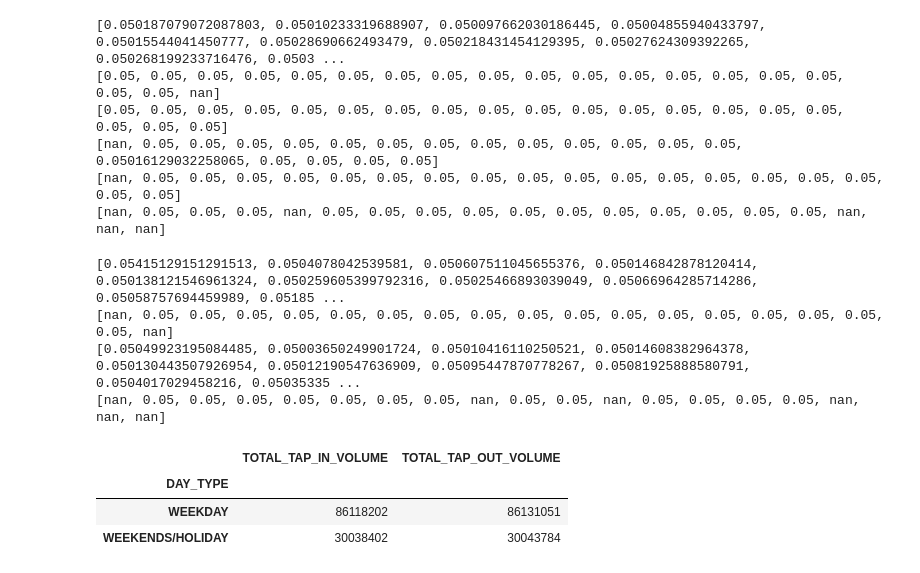
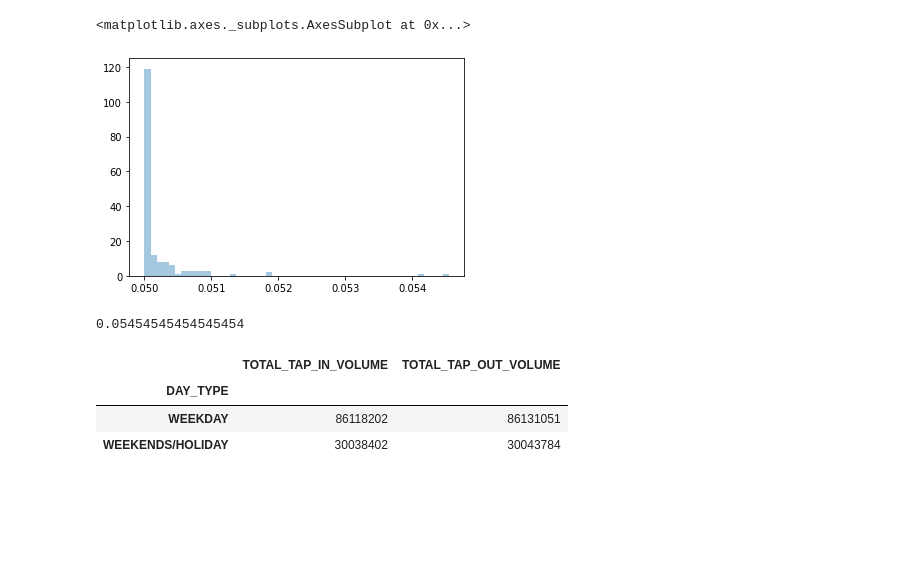
Before and after one commit to wcchin/SG_transit_analysis, a Jupyter notebook: analysis/a-prepare_data/scale_down_bus-station_based_double_check.ipynb, the cells around one changed output. Saved outputs shown, nothing was run; the diff lists cells and outputs as text; code cells hidden in the pictures; blank space fills up the shorter version.

```diff
--- a/analysis/a-prepare_data/scale_down_bus-station_based_double_check.ipynb
+++ b/analysis/a-prepare_data/scale_down_bus-station_based_double_check.ipynb
@@ -55,7 +55,7 @@ df2_weekend = df2[df2["DAY_TYPE"]=="WEEKENDS/HOLIDAY"]
 # %%
 #fig, ax = plt.subplots(figsize=(15,15))
 #ax.set_aspect("equal")
-
+all_scales = []
 for st in list(set(df2["PT_CODE"].tolist()))[:10]:
     temp2 = df2_weekday[df2_weekday["PT_CODE"]==st]
     temp1 = df1_weekday[df1_weekday["ORIGIN_PT_CODE"]==st]
@@ -77,22 +77,22 @@ for st in list(set(df2["PT_CODE"].tolist()))[:10]:
         xs.append(total_origin1)
         ys.append(total_origin2)
         zs.append(total_origin2/total_origin1)
+        if total_origin1>0:
+            all_scales.append(total_origin2/total_origin1)
     #ax.scatter(xs, ys)
-    print(zs)
+    #print(zs)
     #break
-ax.set_xscale("log")
-ax.set_yscale("log")
+#ax.set_xscale("log")
+#ax.set_yscale("log")
-# %% [output]
-[0.050187079072087803, 0.05010233319688907, 0.050097662030186445, 0.05004855940433797, 0.05015544041450777, 0.05028690662493479, 0.050218431454129395, 0.05027624309392265, 0.050268199233716476, 0.0503 ...
-[0.05, 0.05, 0.05, 0.05, 0.05, 0.05, 0.05, 0.05, 0.05, 0.05, 0.05, 0.05, 0.05, 0.05, 0.05, 0.05, 0.05, 0.05, nan]
-[0.05, 0.05, 0.05, 0.05, 0.05, 0.05, 0.05, 0.05, 0.05, 0.05, 0.05, 0.05, 0.05, 0.05, 0.05, 0.05, 0.05, 0.05, 0.05]
-[nan, 0.05, 0.05, 0.05, 0.05, 0.05, 0.05, 0.05, 0.05, 0.05, 0.05, 0.05, 0.05, 0.05, 0.05016129032258065, 0.05, 0.05, 0.05, 0.05]
-[nan, 0.05, 0.05, 0.05, 0.05, 0.05, 0.05, 0.05, 0.05, 0.05, 0.05, 0.05, 0.05, 0.05, 0.05, 0.05, 0.05, 0.05, 0.05]
-[nan, 0.05, 0.05, 0.05, nan, 0.05, 0.05, 0.05, 0.05, 0.05, 0.05, 0.05, 0.05, 0.05, 0.05, 0.05, nan, nan, nan]
-[0.05415129151291513, 0.0504078042539581, 0.050607511045655376, 0.050146842878120414, 0.050138121546961324, 0.050259605399792316, 0.05025466893039049, 0.05066964285714286, 0.05058757694459989, 0.05185 ...
-[nan, 0.05, 0.05, 0.05, 0.05, 0.05, 0.05, 0.05, 0.05, 0.05, 0.05, 0.05, 0.05, 0.05, 0.05, 0.05, 0.05, 0.05, nan]
-[0.05049923195084485, 0.05003650249901724, 0.05010416110250521, 0.05014608382964378, 0.050130443507926954, 0.05012190547636909, 0.05095447870778267, 0.05081925888580791, 0.0504017029458216, 0.05035335 ...
-[nan, 0.05, 0.05, 0.05, 0.05, 0.05, 0.05, 0.05, nan, 0.05, 0.05, nan, 0.05, 0.05, 0.05, 0.05, nan, nan, nan]
+# %%
+sns.distplot(all_scales, kde=False)
+# %% [output]
+<matplotlib.axes._subplots.AxesSubplot at 0x...>
+[figure, added]
+# %%
+max(all_scales)
+# %% [output]
+0.05454545454545454
 # %%
 def scale_down_out_based(df_od, df_st, st):
 # %%
```
Also changed, not shown: parts of 1 cell of this notebook, 1 other file.
